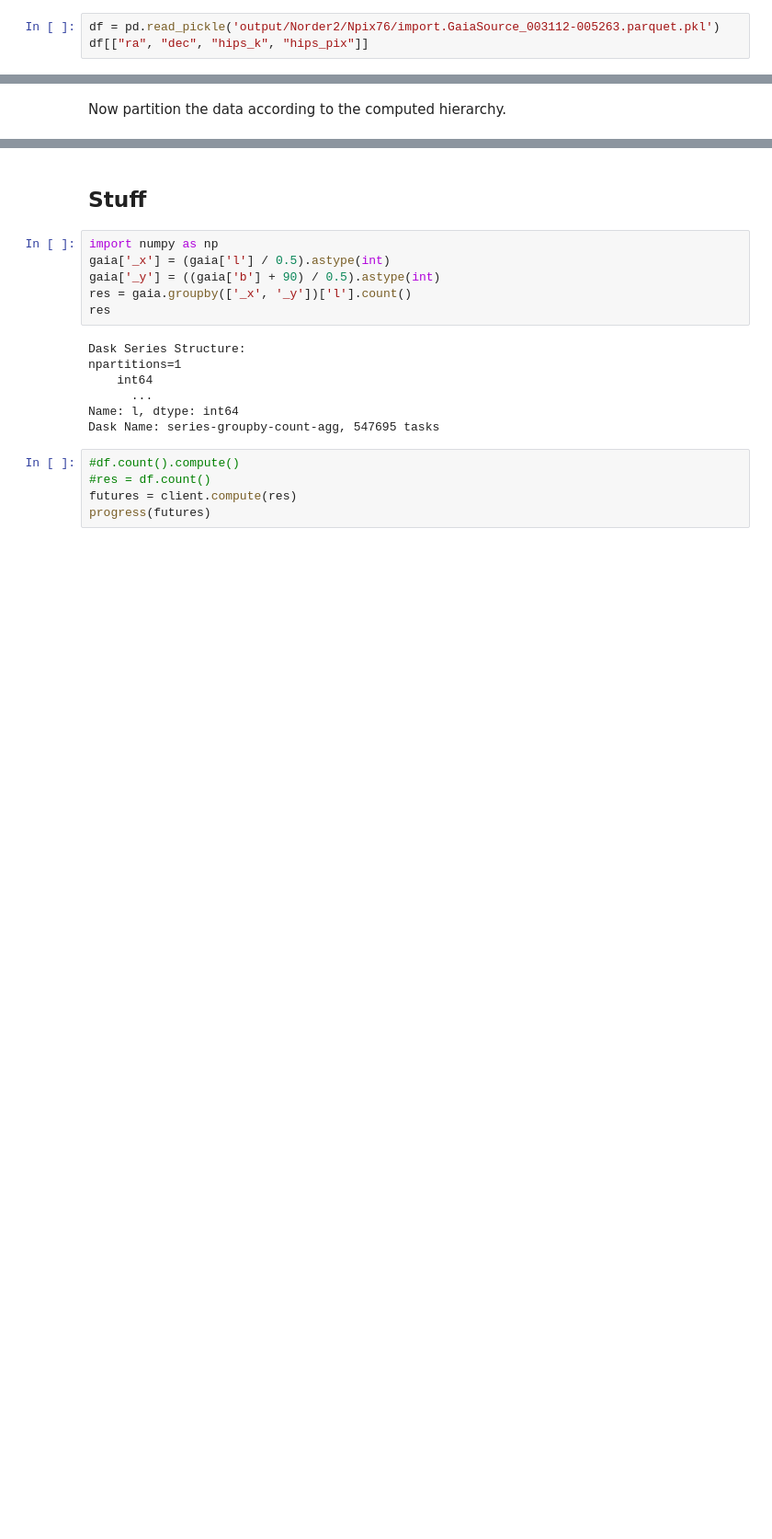
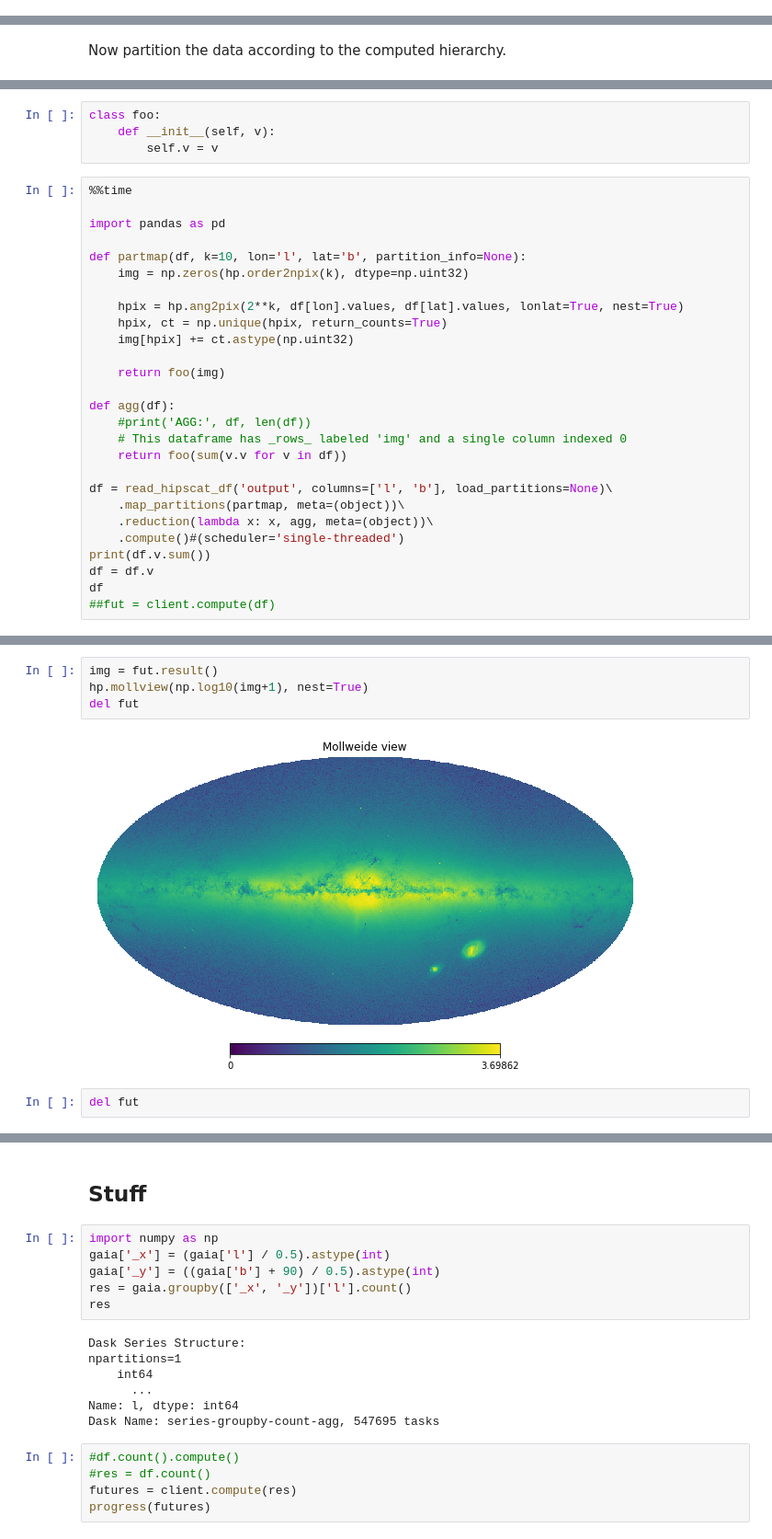
Before and after one commit to mjuric/HIPS, a Jupyter notebook: visualize.ipynb, the cells around one changed output, grey strips where cells are left out. Shown at 92% size. Saved outputs shown, nothing was run; the diff lists cells and outputs as text; blank space fills up the shorter version.

```diff
--- a/visualize.ipynb
+++ b/visualize.ipynb
@@ -245,3 +118,0 @@ Load the catalog:
-# %%
-df = pd.read_pickle('output/Norder2/Npix76/import.GaiaSource_003112-005263.parquet.pkl')
-df[["ra", "dec", "hips_k", "hips_pix"]]
@@ -529,0 +526,31 @@ hp.mollview(np.log10(img+1), nest=True)
+# %%
+class foo:
+    def __init__(self, v):
+        self.v = v
+# %%
+%%time
+
+import pandas as pd
+
+def partmap(df, k=10, lon='l', lat='b', partition_info=None):
+    img = np.zeros(hp.order2npix(k), dtype=np.uint32)
+
+    hpix = hp.ang2pix(2**k, df[lon].values, df[lat].values, lonlat=True, nest=True)
+    hpix, ct = np.unique(hpix, return_counts=True)
+    img[hpix] += ct.astype(np.uint32)
+
+    return foo(img)
+
+def agg(df):
+    #print('AGG:', df, len(df))
+    # This dataframe has _rows_ labeled 'img' and a single column indexed 0
+    return foo(sum(v.v for v in df))
+
+df = read_hipscat_df('output', columns=['l', 'b'], load_partitions=None)\
+    .map_partitions(partmap, meta=(object))\
+    .reduction(lambda x: x, agg, meta=(object))\
+    .compute()#(scheduler='single-threaded')
+print(df.v.sum())
+df = df.v
+df
+##fut = client.compute(df)
@@ -529,0 +623,8 @@ hp.mollview(np.log10(img+1), nest=True)
+# %%
+img = fut.result()
+hp.mollview(np.log10(img+1), nest=True)
+del fut
+# %% [output]
+[figure, added]
+# %%
+del fut
```
Also changed, not shown: parts of 47 cells of this notebook, 4 other files.
